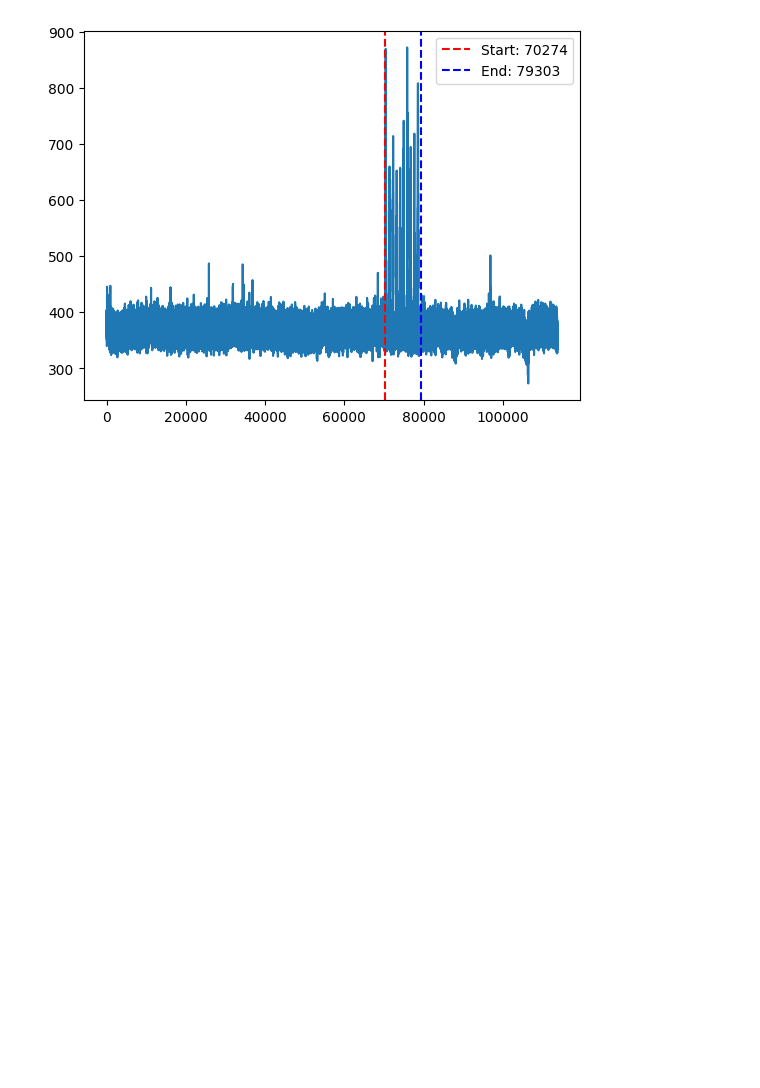
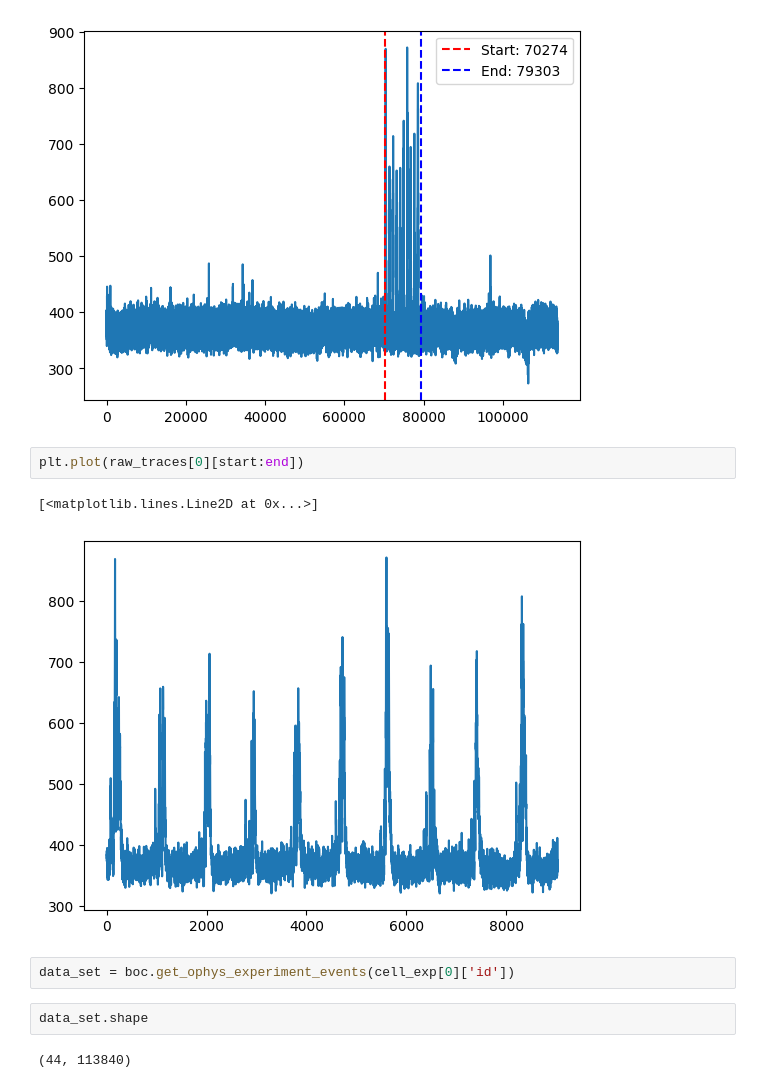
Before and after one commit to mariakesa/NeuroGarage, a Jupyter notebook: data_analysis/single_cell.ipynb, the cells around one changed output. Cells and saved outputs as stored; diff of their text form; blank space fills up the shorter version.

```diff
--- a/data_analysis/single_cell.ipynb
+++ b/data_analysis/single_cell.ipynb
@@ -62,3 +62,14 @@ plt.legend()
 plt.show()
 # %% [output]
 [figure]
+# %%
+plt.plot(raw_traces[0][start:end])
+# %% [output]
+[<matplotlib.lines.Line2D at 0x...>]
+[figure, added]
+# %%
+data_set = boc.get_ophys_experiment_events(cell_exp[0]['id'])
+# %%
+data_set.shape
+# %% [output]
+(44, 113840)
```
Also changed, not shown: parts of 1 cell of this notebook, 1 other file.
